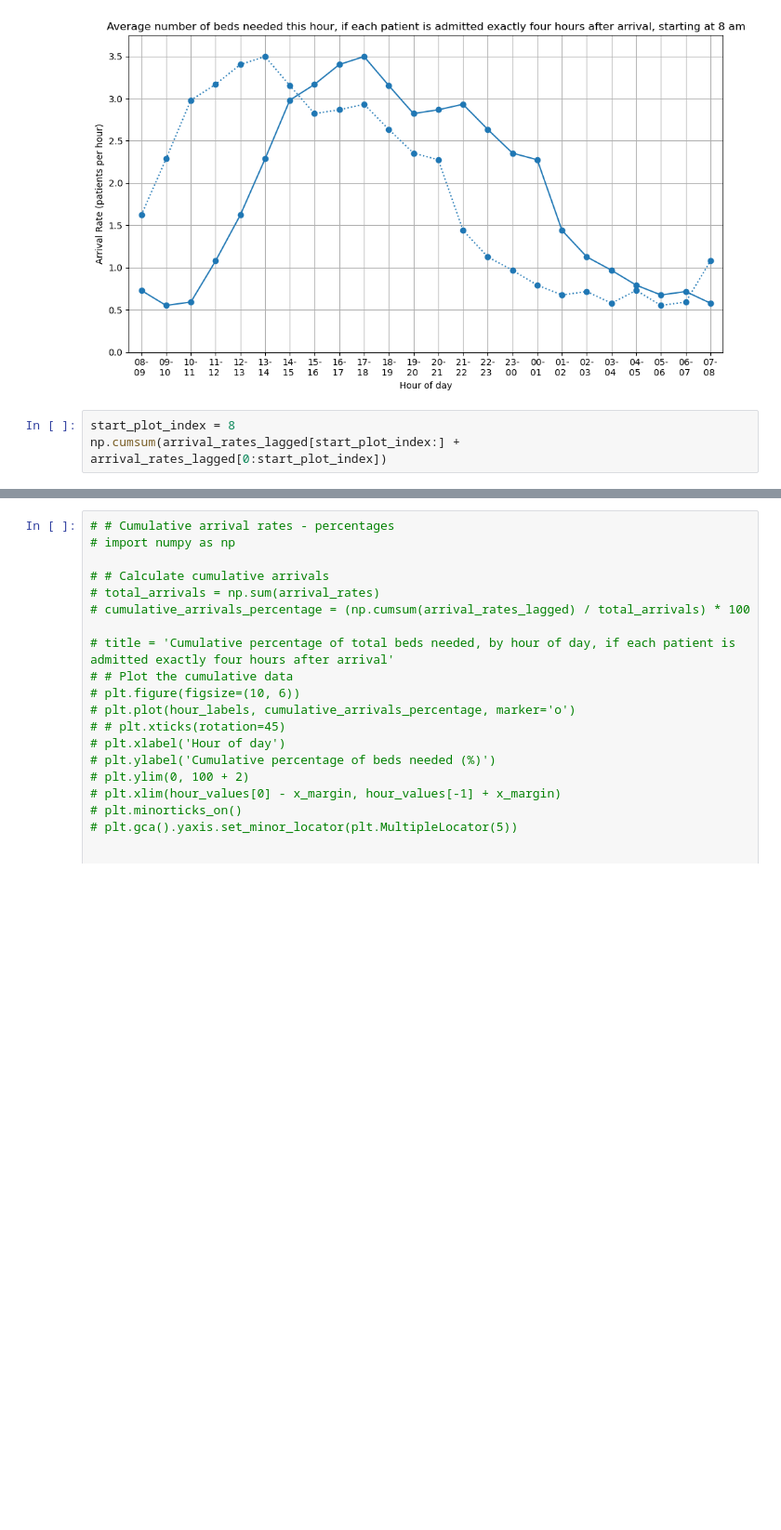
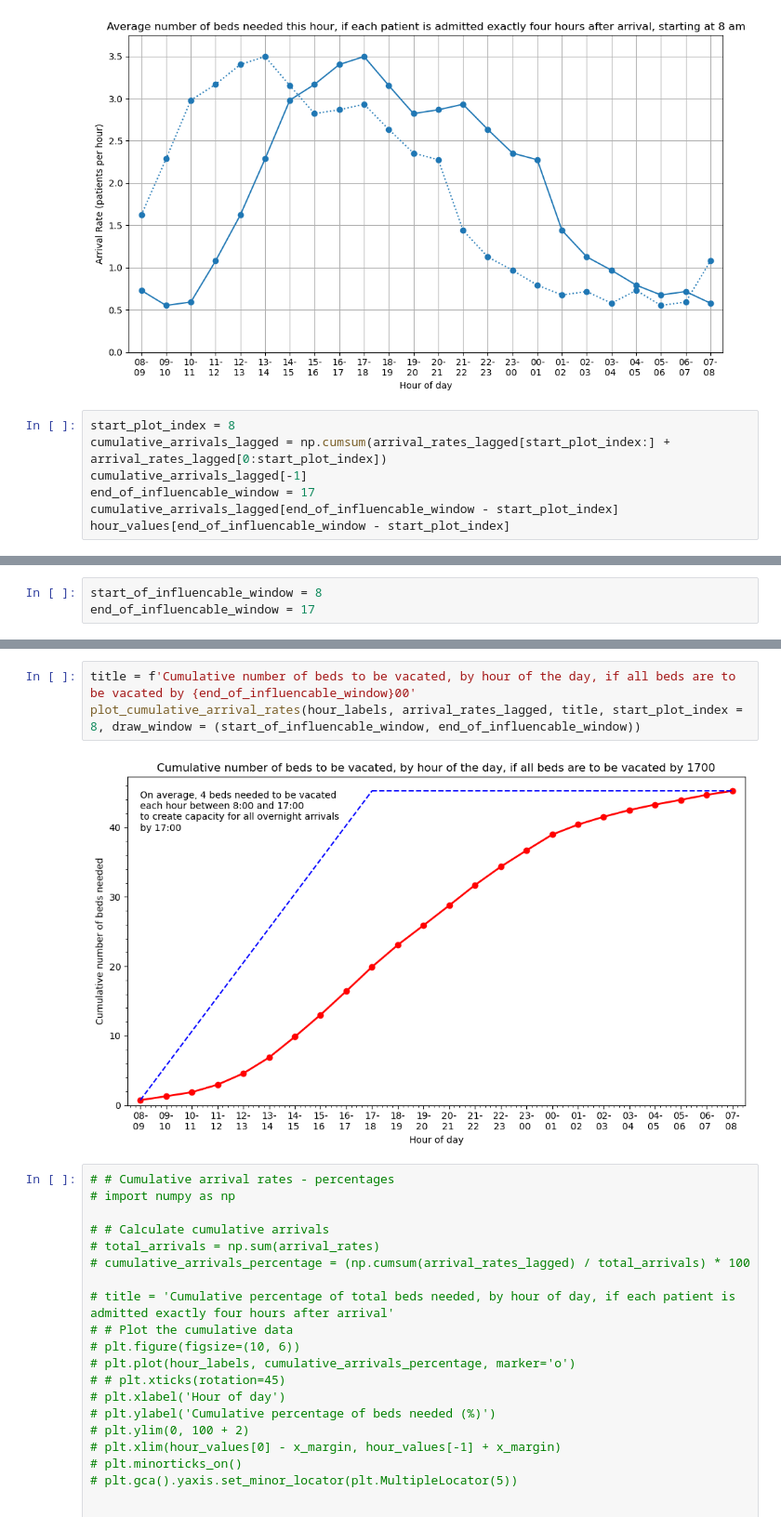
Before and after one commit to zmek/patientflow, a Jupyter notebook: notebooks/experiments/Modelling_to_show_true_demand_by_spec.ipynb, the cells around one changed output, grey strips where cells are left out. Shown at 93% size. Cells and saved outputs as stored; diff of their text form; blank space fills up the shorter version.

Commit message:
completed shift of true demand plots to start at 8 am

```diff
--- a/notebooks/experiments/Modelling_to_show_true_demand_by_spec.ipynb
+++ b/notebooks/experiments/Modelling_to_show_true_demand_by_spec.ipynb
@@ -215,5 +215,9 @@ plot_arrival_rates(hour_labels, arrival_rates, title, start_plot_index = 8, arri
 [figure]
 # %%
 start_plot_index = 8
-np.cumsum(arrival_rates_lagged[start_plot_index:] + arrival_rates_lagged[0:start_plot_index])
+cumulative_arrivals_lagged = np.cumsum(arrival_rates_lagged[start_plot_index:] + arrival_rates_lagged[0:start_plot_index])
+cumulative_arrivals_lagged[-1]
+end_of_influencable_window = 17
+cumulative_arrivals_lagged[end_of_influencable_window - start_plot_index]
+hour_values[end_of_influencable_window - start_plot_index]
 # %% [output]
@@ -288,0 +225,3 @@ plot_cumulative_arrival_rates(hour_labels, arrival_rates_lagged, title, start_pl
+# %%
+start_of_influencable_window = 8
+end_of_influencable_window = 17
@@ -289,3 +306,8 @@ plot_cumulative_arrival_rates(hour_labels, arrival_rates_lagged, title, start_pl
+# %%
+title = f'Cumulative number of beds to be vacated, by hour of the day, if all beds are to be vacated by {end_of_influencable_window}00'
+plot_cumulative_arrival_rates(hour_labels, arrival_rates_lagged, title, start_plot_index = 8, draw_window = (start_of_influencable_window, end_of_influencable_window))
+# %% [output]
+[figure, added]
 # %%
 # # Cumulative arrival rates - percentages
 # import numpy as np
```
Also changed, not shown: parts of 7 cells of this notebook, 4 other files.
